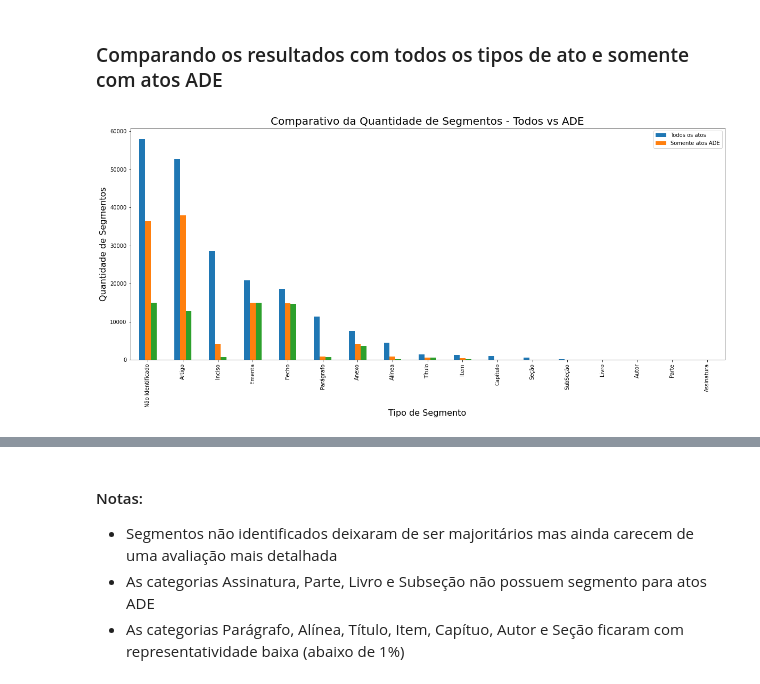
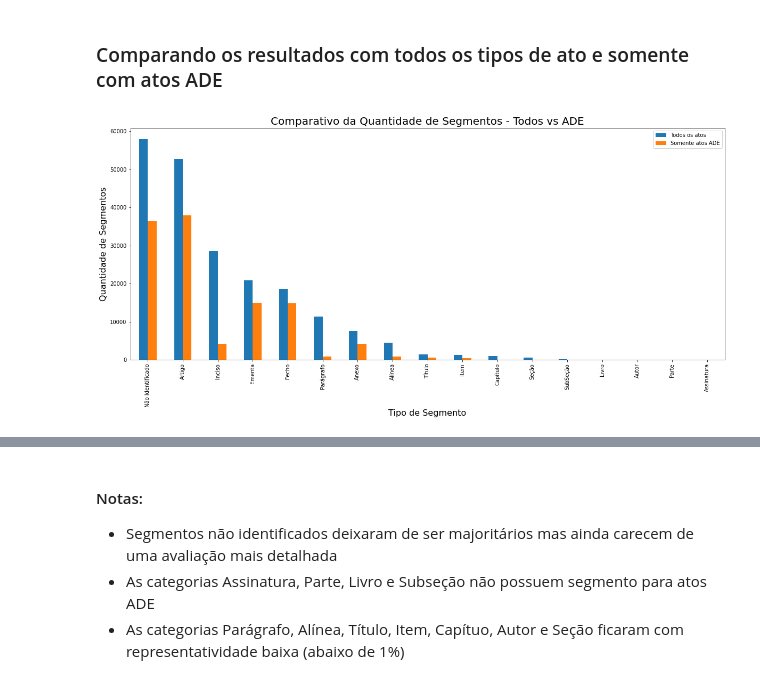
Before and after one commit to correialc/saan, a Jupyter notebook: analise-exploratoria.ipynb, the cells around one changed output, grey strips where cells are left out. Drawn from its saved outputs; the diff is of its cells as text; code cells hidden in the pictures.

Commit message:
Refinando a analise de tipos de atos e segmentos

```diff
--- a/analise-exploratoria.ipynb
+++ b/analise-exploratoria.ipynb
@@ -69,8 +69,8 @@ Percentual de atos do tipo ADE: 71.79%
 # %% [markdown]
 ### Análise da quantidade de segmentos por tipo de segmento
 # %%
-qtd_seg_tipo = df_seg[['id_seg', 'tipo_seg']].groupby('tipo_seg').count().sort_values("id_seg", ascending=False)
-qtd_seg_tipo.columns = ['qtd_seg']
-qtd_seg_tipo.reset_index(inplace=True)
+qtd_seg_por_tipo_seg = df_seg[['id_seg', 'tipo_seg']].groupby('tipo_seg').count().sort_values("id_seg", ascending=False)
+qtd_seg_por_tipo_seg.columns = ['qtd_seg']
+qtd_seg_por_tipo_seg.reset_index(inplace=True)
 # %%
 fig = plt.figure(figsize=(20,8))
@@ -138,9 +138,9 @@ df_seg_ade['data_pub'] = pd.to_datetime(df_seg_ade['data_pub'])
 # %% [markdown]
 ### Análise da quantidade de segmentos por tipo de segmento para atos ADE
 # %%
-qtd_seg_tipo_ade = df_seg_ade[['id_seg', 'tipo_seg']].groupby('tipo_seg').count().sort_values("id_seg", ascending=False)
-qtd_seg_tipo_ade.columns = ['qtd_seg']
-qtd_seg_tipo_ade.reset_index(inplace=True)
+qtd_seg_tipo_seg_ade = df_seg_ade[['id_seg', 'tipo_seg']].groupby('tipo_seg').count().sort_values("id_seg", ascending=False)
+qtd_seg_tipo_seg_ade.columns = ['qtd_seg']
+qtd_seg_tipo_seg_ade.reset_index(inplace=True)
 # %%
 fig = plt.figure(figsize=(20,8))
 ax = sns.barplot(x='tipo_seg', y='qtd_seg', data=qtd_seg_tipo_ade)
@@ -170,10 +170,10 @@ qtd_seg_tipo_ade
 # %% [markdown]
 ### Análise da quantidade de atos (ADE) por tipo de segmento
 # %%
-qtd_ato_tipo_ade = df_seg_ade[['id_ato', 'tipo_seg']].groupby('tipo_seg')['id_ato'].nunique()
-qtd_seg_tipo_ade = qtd_seg_tipo_ade.merge(qtd_ato_tipo_ade, how='inner', on='tipo_seg')
-qtd_seg_tipo_ade.rename(columns = {'id_ato':'qtd_ato'}, inplace=True)
-qtd_seg_tipo_ade
+qtd_ato_ade = df_seg_ade[['id_ato', 'tipo_seg']].groupby('tipo_seg')['id_ato'].nunique()
+qtd_seg_tipo_seg_ade = qtd_seg_tipo_seg_ade.merge(qtd_ato_ade, how='inner', on='tipo_seg')
+qtd_seg_tipo_seg_ade.rename(columns = {'id_ato':'qtd_ato'}, inplace=True)
+qtd_seg_tipo_seg_ade
 # %% [output]
 |  | tipo_seg | qtd_seg | qtd_ato |
 | 0 | Artigo | 37922 | 12679 |
@@ -192,14 +192,14 @@ qtd_seg_tipo_ade
 # %% [markdown]
 ### Comparando os resultados com todos os tipos de ato e somente com atos ADE
 # %%
-df_seg_cons = qtd_seg_tipo.merge(qtd_seg_tipo_ade, how='left', on='tipo_seg')
-df_seg_cons = df_seg_cons.rename(columns = {'qtd_seg_x': 'qtd_seg', 'qtd_seg_y':'qtd_seg_ade'})
+df_seg_comparativo = qtd_seg_por_tipo_seg.merge(qtd_seg_tipo_seg_ade, how='left', on='tipo_seg')
+df_seg_comparativo = df_seg_comparativo.rename(columns = {'qtd_seg_x': 'qtd_seg', 'qtd_seg_y':'qtd_seg_ade'})
 # %%
-ax = df_seg_cons.plot(kind='bar', x='tipo_seg', figsize=(20,8))
+ax = df_seg_comparativo[['tipo_seg', 'qtd_seg', 'qtd_seg_ade']].plot(kind='bar', x='tipo_seg', figsize=(20,8))
 ax.set_title('Comparativo da Quantidade de Segmentos - Todos vs ADE', fontsize=20)
 ax.set_ylabel('Quantidade de Segmentos', fontsize=16)
 ax.set_xlabel('Tipo de Segmento', fontsize=16)
 ax.legend(['Todos os atos', 'Somente atos ADE'])
 plt.show()
 # %% [output]
-[figure, old version]
+[figure, new version]
```
Also changed, not shown: parts of 17 cells of this notebook.
